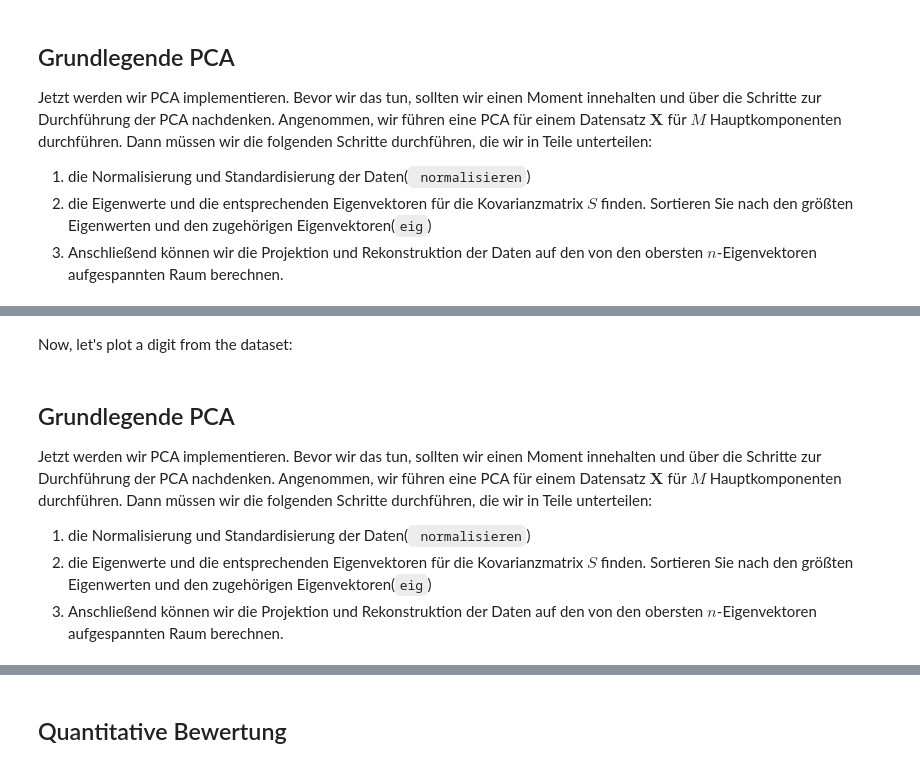
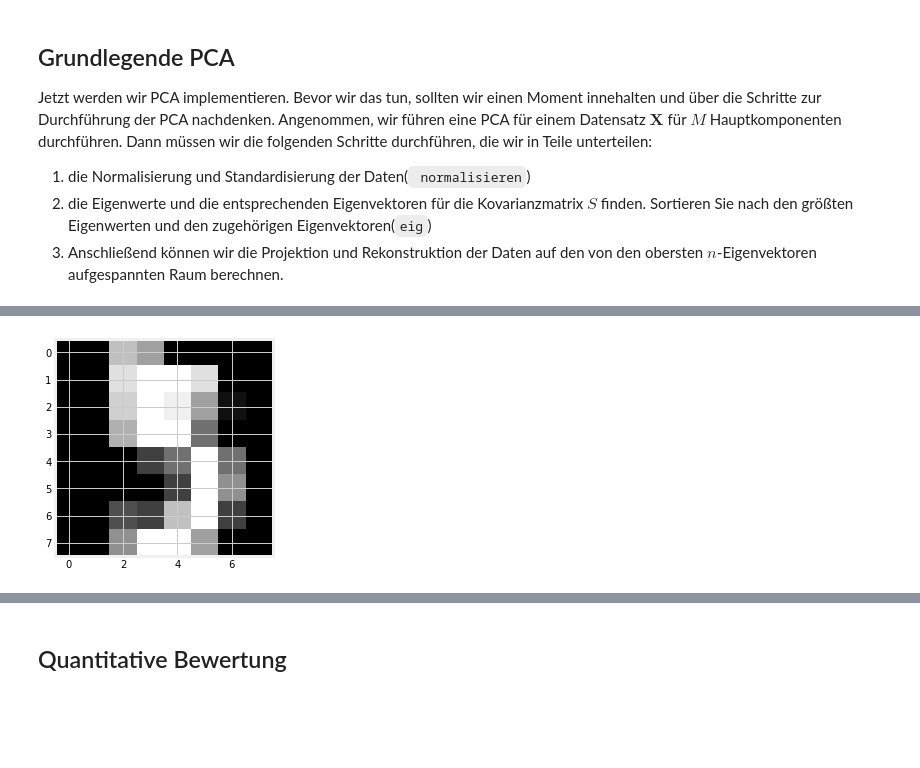
Before and after one commit to caxenie/pca-intro-demo, a Jupyter notebook: PCAIntroDemo.ipynb, the cells around one changed output, grey strips where cells are left out. Saved outputs shown, nothing was run; the diff lists cells and outputs as text; code cells hidden in the pictures; blank space fills up the shorter version.

```diff
--- a/PCAIntroDemo.ipynb
+++ b/PCAIntroDemo.ipynb
@@ -250,21 +245,9 @@ plt.colorbar()
-# %% [markdown]
-Now, let's plot a digit from the dataset:
 # %%
+# stellen wir nun eine Ziffer aus dem Datensatz dar
 plt.figure(figsize=(4,4))
-plt.imshow(images[0].reshape(8,8), cmap='gray');
+plt.imshow(images[5].reshape(8,8), cmap='gray');
+# %% [output]
+[figure, added]
-# %% [markdown]
-## Grundlegende PCA
-
-Jetzt werden wir PCA implementieren. Bevor wir das tun, sollten wir einen Moment innehalten und
-über die Schritte zur Durchführung der PCA nachdenken. Angenommen, wir führen eine PCA für
-einem Datensatz $\boldsymbol X$ für $M$ Hauptkomponenten durchführen.
-Dann müssen wir die folgenden Schritte durchführen, die wir in Teile unterteilen:
-
-
-1. die Normalisierung und Standardisierung der Daten(` normalisieren`)
-2. die Eigenwerte und die entsprechenden Eigenvektoren für die Kovarianzmatrix $S$ finden.
-Sortieren Sie nach den größten Eigenwerten und den zugehörigen Eigenvektoren(`eig`)
-3. Anschließend können wir die Projektion und Rekonstruktion der Daten auf den von den obersten $n$-Eigenvektoren aufgespannten Raum berechnen.
 # %%
 def normalize(X):
     """Normalisierung des gegebenen Datensatzes X
```
Also changed, not shown: parts of 46 cells of this notebook, 3 other files.
